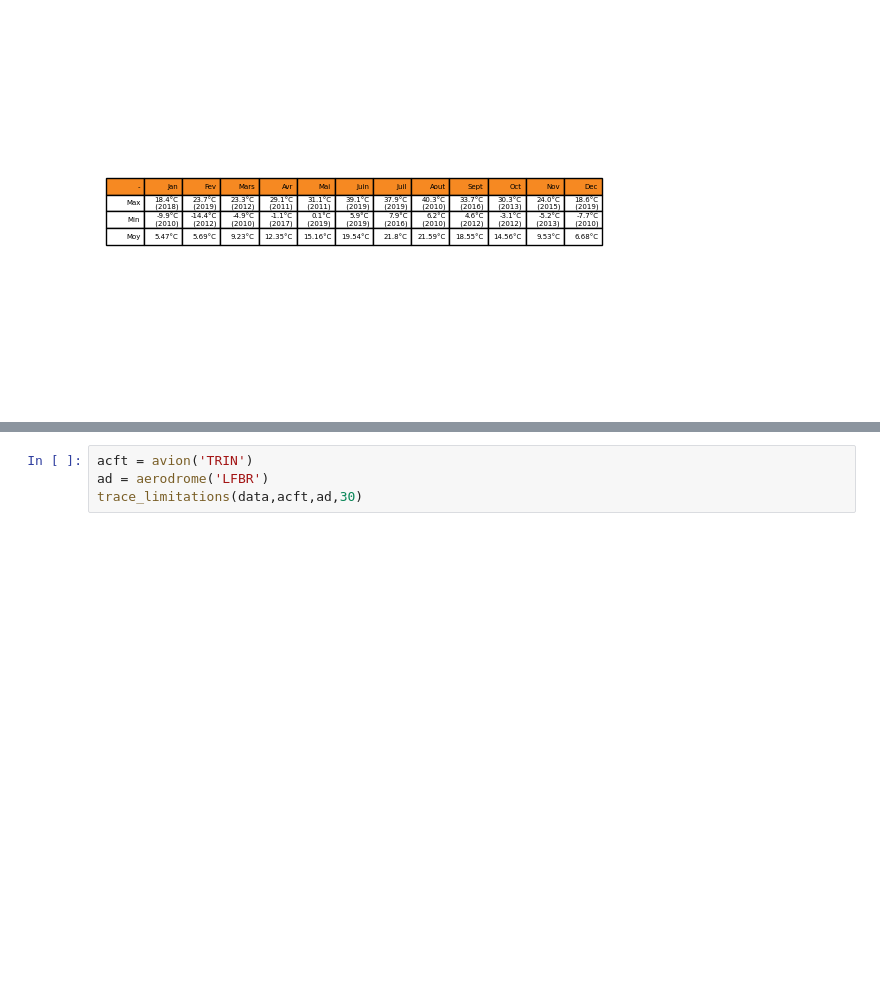
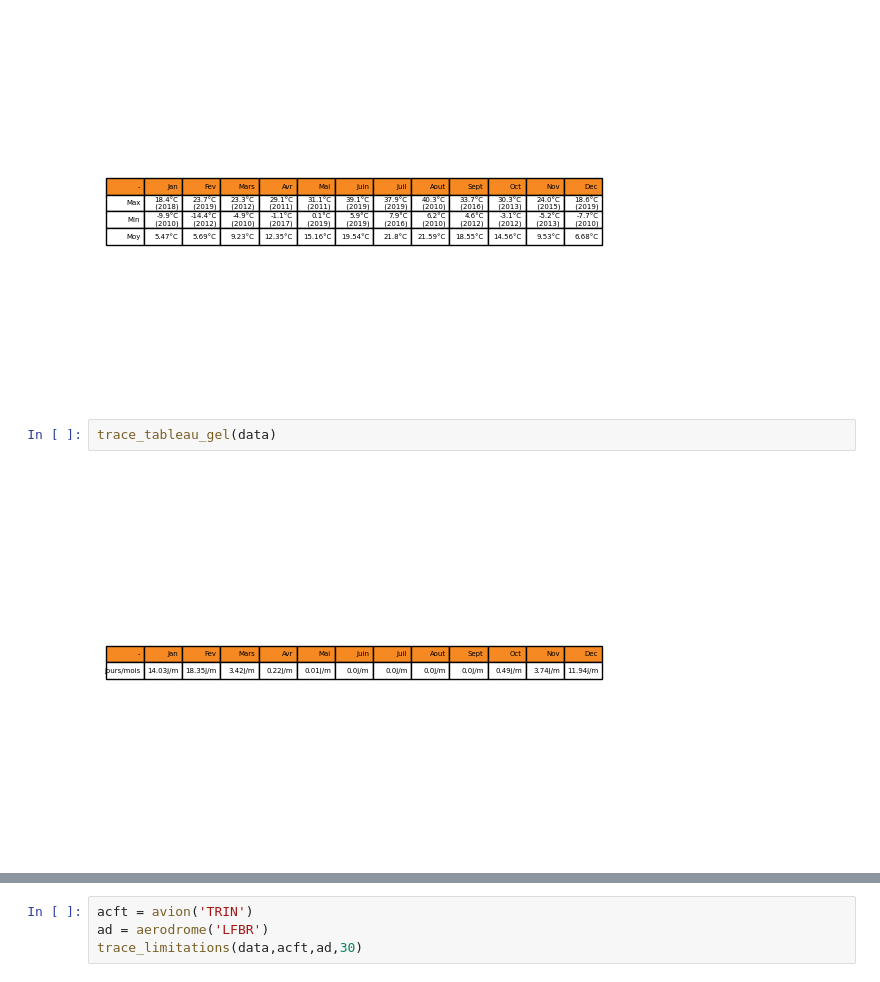
Before and after one commit to leosamuel64/PT_ClimatoAero, a Jupyter notebook: Exemples.ipynb, the cells around one changed output, grey strips where cells are left out. Drawn from its saved outputs; the diff is of its cells as text; blank space fills up the shorter version.

```diff
--- a/Exemples.ipynb
+++ b/Exemples.ipynb
@@ -31,3 +31,7 @@ trace_phenomene(metars,'TS')
 trace_tableau_temp(data)
 # %% [output]
 [figure]
+# %%
+trace_tableau_gel(data)
+# %% [output]
+[figure, added]
```
Also changed, not shown: parts of 5 cells of this notebook, 19 other files.
